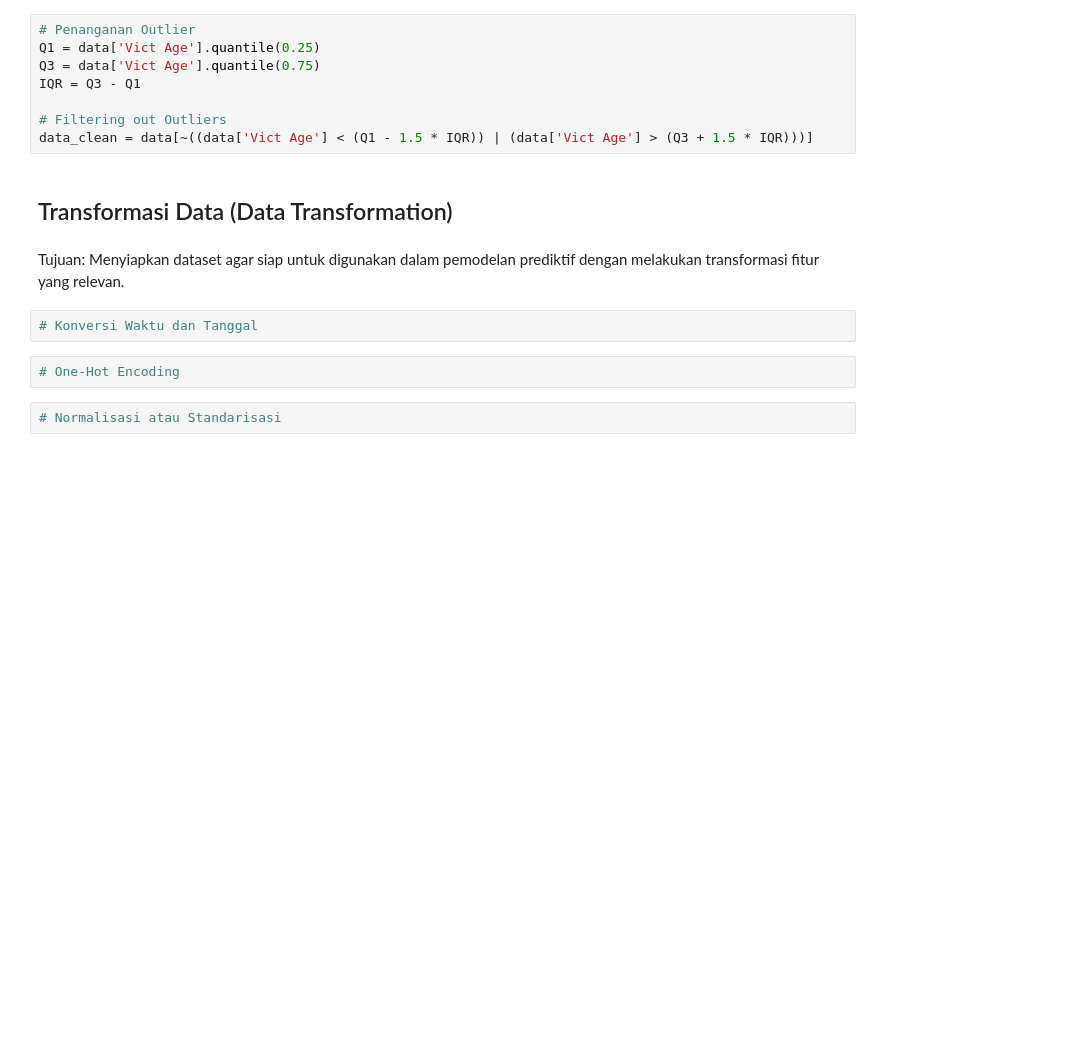
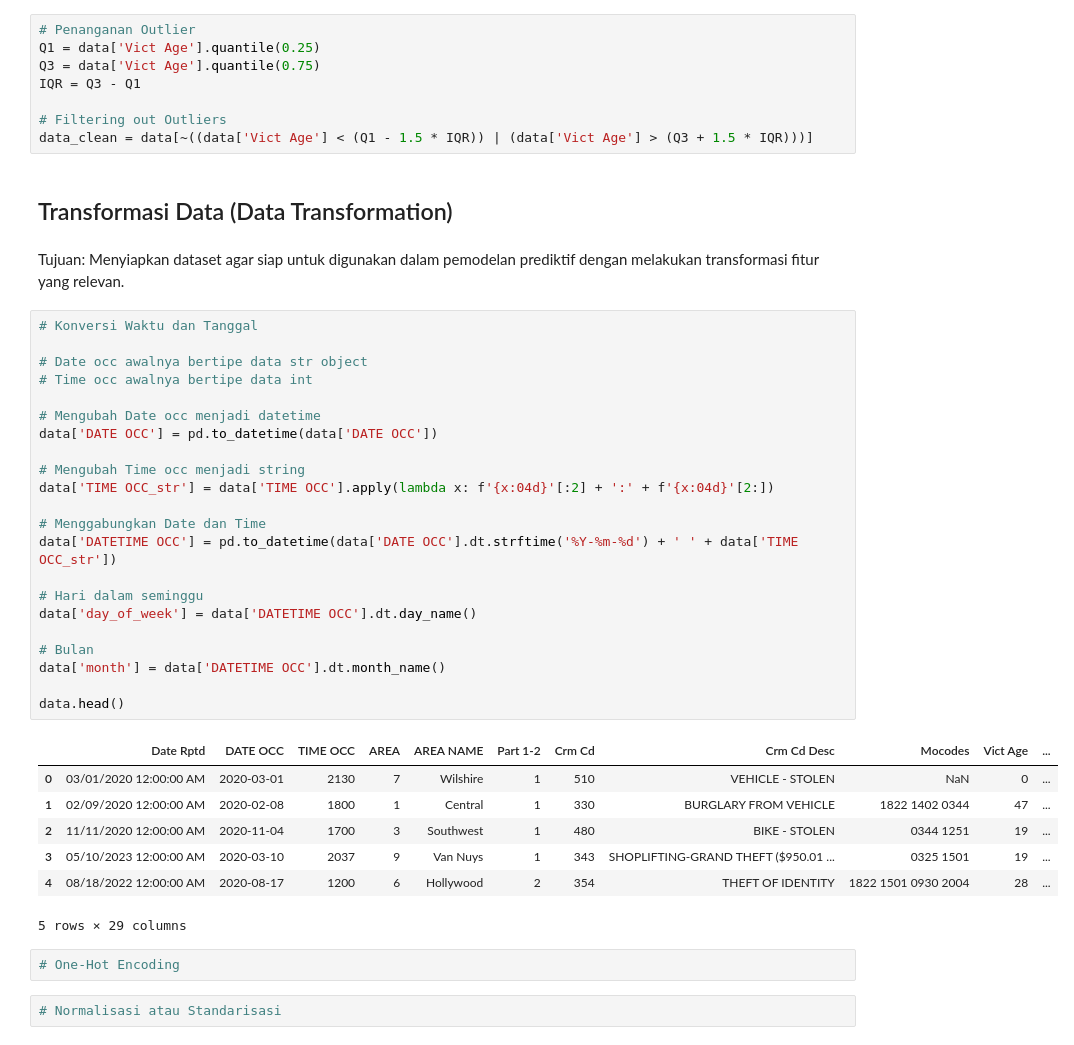
Before and after one commit to jasmrntha/tgp1-pap-c, a Jupyter notebook: Eksplorasi dan Prapemrosesan Data.ipynb, the cells around one changed output. Drawn from its saved outputs; the diff is of its cells as text; blank space fills up the shorter version.

Commit message:
konversi waktu dan tanggal

```diff
--- a/Eksplorasi dan Prapemrosesan Data.ipynb
+++ b/Eksplorasi dan Prapemrosesan Data.ipynb
@@ -164,8 +164,36 @@ data_clean = data[~((data['Vict Age'] < (Q1 - 1.5 * IQR)) | (data['Vict Age'] >
 ## Transformasi Data (Data Transformation)
 # %% [markdown]
 Tujuan: Menyiapkan dataset agar siap untuk digunakan dalam pemodelan prediktif dengan melakukan transformasi fitur yang relevan.
-# %%
-# Konversi Waktu dan Tanggal
+# %%
+# Konversi Waktu dan Tanggal
+
+# Date occ awalnya bertipe data str object
+# Time occ awalnya bertipe data int
+
+# Mengubah Date occ menjadi datetime
+data['DATE OCC'] = pd.to_datetime(data['DATE OCC'])
+
+# Mengubah Time occ menjadi string
+data['TIME OCC_str'] = data['TIME OCC'].apply(lambda x: f'{x:04d}'[:2] + ':' + f'{x:04d}'[2:])
+
+# Menggabungkan Date dan Time
+data['DATETIME OCC'] = pd.to_datetime(data['DATE OCC'].dt.strftime('%Y-%m-%d') + ' ' + data['TIME OCC_str'])
+
+# Hari dalam seminggu
+data['day_of_week'] = data['DATETIME OCC'].dt.day_name()
+
+# Bulan
+data['month'] = data['DATETIME OCC'].dt.month_name()
+
+data.head()
+# %% [output]
+|  | Date Rptd | DATE OCC | TIME OCC | AREA | AREA NAME | Part 1-2 | Crm Cd | Crm Cd Desc | Mocodes | Vict Age | ... |
+| 0 | 03/01/2020 12:00:00 AM | 2020-03-01 | 2130 | 7 | Wilshire | 1 | 510 | VEHICLE - STOLEN | NaN | 0 | ... |
+| 1 | 02/09/2020 12:00:00 AM | 2020-02-08 | 1800 | 1 | Central | 1 | 330 | BURGLARY FROM VEHICLE | 1822 1402 0344 | 47 | ... |
+| 2 | 11/11/2020 12:00:00 AM | 2020-11-04 | 1700 | 3 | Southwest | 1 | 480 | BIKE - STOLEN | 0344 1251 | 19 | ... |
+| 3 | 05/10/2023 12:00:00 AM | 2020-03-10 | 2037 | 9 | Van Nuys | 1 | 343 | SHOPLIFTING-GRAND THEFT ($950.01 ... | 0325 1501 | 19 | ... |
+| 4 | 08/18/2022 12:00:00 AM | 2020-08-17 | 1200 | 6 | Hollywood | 2 | 354 | THEFT OF IDENTITY | 1822 1501 0930 2004 | 28 | ... |
+5 rows × 29 columns
 # %%
 # One-Hot Encoding
 # %%
```
